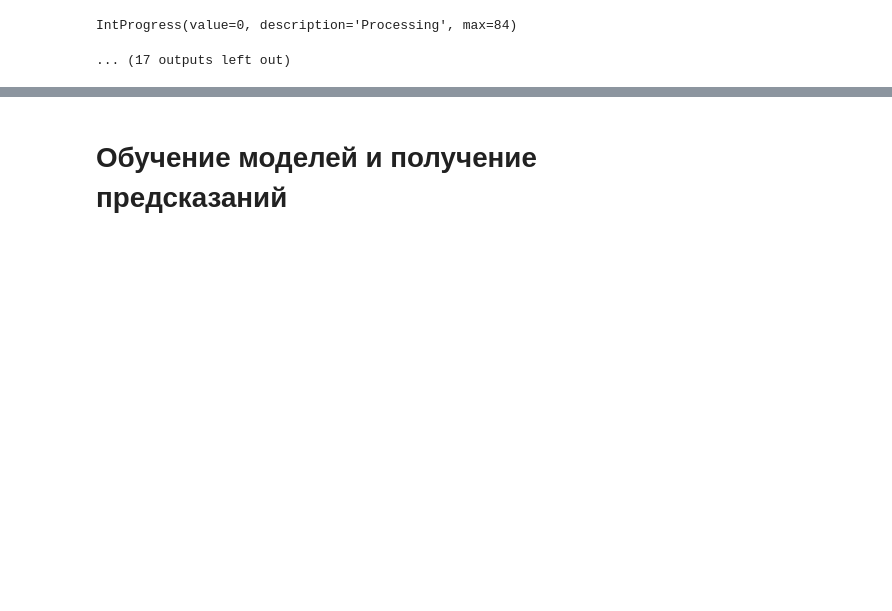
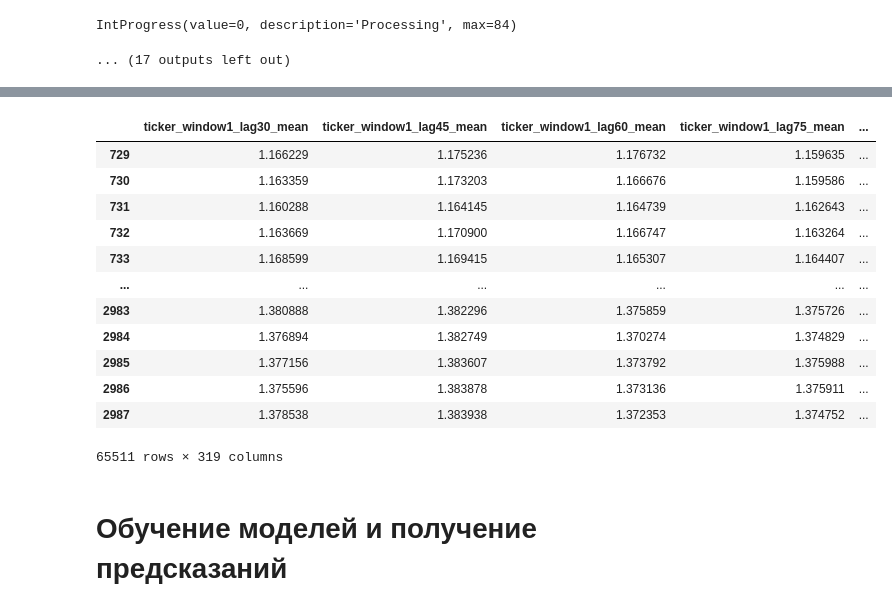
Before and after one commit to alekseevpavel04/project, a Jupyter notebook: Notebooks/ML_model_analysis.ipynb, the cells around one changed output, grey strips where cells are left out. Cells and saved outputs as stored; diff of their text form; code cells hidden in the pictures; blank space fills up the shorter version.

```diff
--- a/Notebooks/ML_model_analysis.ipynb
+++ b/Notebooks/ML_model_analysis.ipynb
@@ -129,3 +166,18 @@ IntProgress(value=0, description='Processing', max=84)
+# %%
+from sklearn.preprocessing import MinMaxScaler
+
+# Инициализация MinMaxScaler
+scaler = MinMaxScaler(feature_range=(1, 2))
+
+# Обучение MinMaxScaler на столбце 1
+scaler.fit(transformed_data["ticker"].values.reshape(-1, 1))
+
+transformed_data_b = full_data.copy()
+
+for col in columns_to_transform:
+    transformed_data_b[col] = scaler.transform(transformed_data[col].values.reshape(-1, 1))
+# %%
+full_data = transformed_data_b.copy()
 # %%
 #Добавляем дни недели
 full_data['Date'] = pd.to_datetime(full_data['Date'])
@@ -138,6 +190,8 @@ full_data = full_data.drop(columns=columns_to_drop)
 # %%
 horizon = 30
 #Если ставим больше 30, то нужно менять сгенерированные значения, lag должен быть >= horizon
+# %%
+full_data = full_data.dropna()
 # %%
 all_dates = full_data["Date"].copy()
 all_dates = pd.DataFrame(all_dates)
@@ -155,3 +212,3 @@ y_test = full_data.loc[mask].ticker.values
 # %%
-X_train = X_train.fillna(-10)
-X_test = X_test.fillna(-10)
+#X_train = X_train.fillna(-10)
+#X_test = X_test.fillna(-10)
@@ -166,3 +215,19 @@ with open('lambda_value.pkl', 'wb') as file:
+# %%
+X_train
+# %% [output]
+|  | ticker_window1_lag30_mean | ticker_window1_lag45_mean | ticker_window1_lag60_mean | ticker_window1_lag75_mean | ... |
+| 729 | 1.166229 | 1.175236 | 1.176732 | 1.159635 | ... |
+| 730 | 1.163359 | 1.173203 | 1.166676 | 1.159586 | ... |
+| 731 | 1.160288 | 1.164145 | 1.164739 | 1.162643 | ... |
+| 732 | 1.163669 | 1.170900 | 1.166747 | 1.163264 | ... |
+| 733 | 1.168599 | 1.169415 | 1.165307 | 1.164407 | ... |
+| ... | ... | ... | ... | ... | ... |
+| 2983 | 1.380888 | 1.382296 | 1.375859 | 1.375726 | ... |
+| 2984 | 1.376894 | 1.382749 | 1.370274 | 1.374829 | ... |
+| 2985 | 1.377156 | 1.383607 | 1.373792 | 1.375988 | ... |
+| 2986 | 1.375596 | 1.383878 | 1.373136 | 1.375911 | ... |
+| 2987 | 1.378538 | 1.383938 | 1.372353 | 1.374752 | ... |
+65511 rows × 319 columns
 # %% [markdown]
 # Обучение моделей и получение предсказаний
 # %%
```
Also changed, not shown: parts of 13 cells of this notebook, 13 other files.
